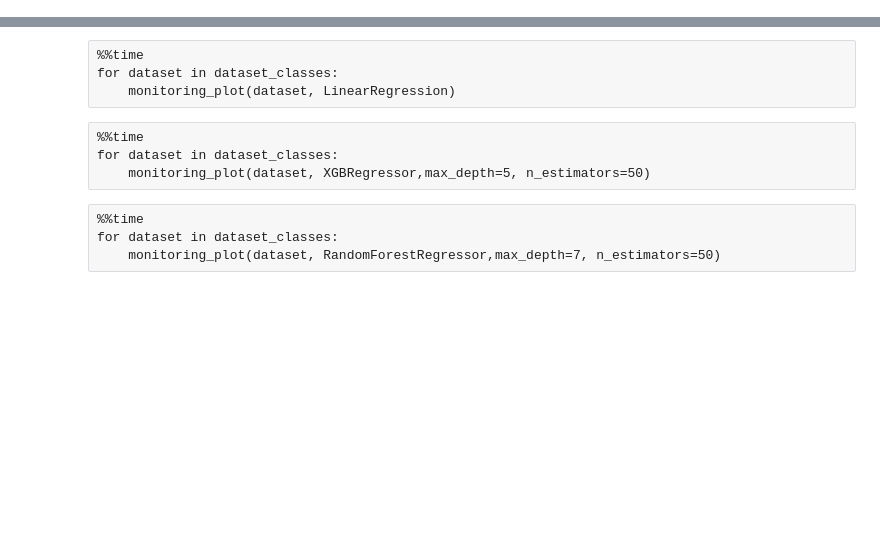
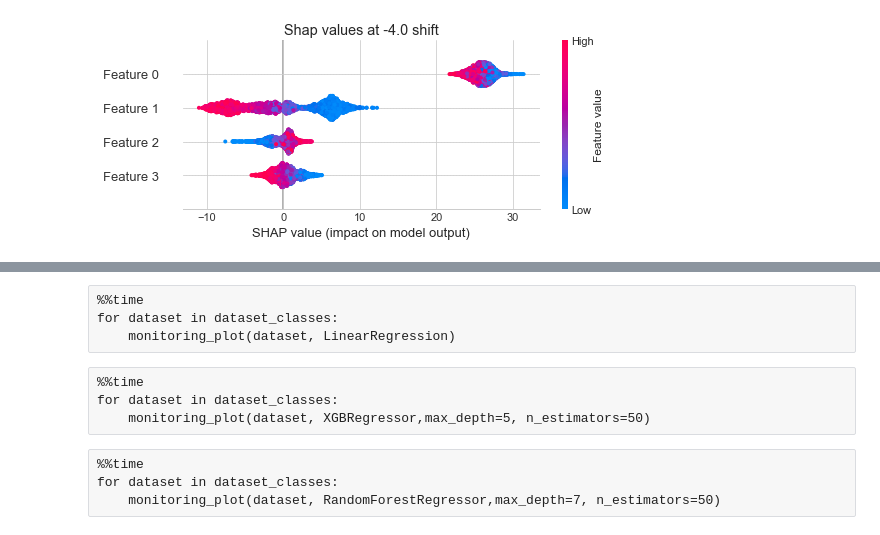
Before and after one commit to cmougan/ExplanationShift, a Jupyter notebook: GradualDistShift.ipynb, the cells around one changed output, grey strips where cells are left out. Saved outputs shown, nothing was run; the diff lists cells and outputs as text; code cells hidden in the pictures; blank space fills up the shorter version.

Commit message:
sorted DistShift - meeting 7-12-2021

```diff
--- a/GradualDistShift.ipynb
+++ b/GradualDistShift.ipynb
@@ -137,0 +66,95 @@ kk
+# %%
+for dataset in dataset_classes:
+    # Initialise the scaler
+    standard_scaler = StandardScaler()
+
+    # Load the dataset and split it
+    X_train, X_test, y_train, y_test = dataset().split(test_size=0.5, random_seed=4242)
+
+    # Scale the dataset
+    X_train = standard_scaler.fit_transform(X_train)
+    X_test = standard_scaler.transform(X_test)
+
+    # Initialise the shifter
+    shifter = DistributionShift()
+    shifter.fit(X_train)
+
+    # Fit the regressor
+    regressor = XGBRegressor()
+    regressor.fit(X_train, y_train)
+    explainer = shap.Explainer(regressor)
+
+    # xx = np.arange(-10, 11, 1.0)
+    xx = np.arange(-4, 6, 2.0)
+    num_rows = X_train.shape[1] // 3
+    print(X_train.shape)
+    if X_train.shape[1] % 3 > 0:
+        num_rows += 1
+
+    for idx, col in enumerate(trange(X_train.shape[1])):
+
+        shaps = defaultdict(list)
+        true = defaultdict(list)
+        for std in xx:
+
+            # Shifts
+            shifter.set_params(param=std, cols=[col])
+            new_X_test = shifter.transform(X_test)
+
+            # Explain in shift
+            shaps[std] = explainer(new_X_test).values[:, idx]
+
+            # Beeswarm plots of the shifted explanations
+            if idx <2:
+                shap_values = explainer(new_X_test)
+                plt.figure()
+                plt.title('Shap values at {} shift'.format(std))
+                shap.plots.beeswarm(shap_values)
+                plt.show()
+
+            # Train and Explain
+            model_test = XGBRegressor()
+            model_test.fit(new_X_test,y_test)
+            explainer_test = shap.Explainer(model_test)
+            # Explain in shift
+            true[std] = explainer_test(new_X_test).values[:, idx]
+            if idx <2:
+                shap_values_test = explainer_test(new_X_test)
+                plt.figure()
+                plt.title('Shap values at {} shift, re-Trained'.format(std))
+                shap.plots.beeswarm(shap_values_test)
+                plt.show()
+
+            shap_values_diff = shap_values - shap_values_test
+
+            plt.figure()
+            plt.title('Shap values at {} shift, Diference'.format(std))
+            shap.plots.beeswarm(shap_values_diff)
+            plt.show()
+
+            # Plotting
+            #fig, (ax1, ax2, ax3) = plt.subplots(1, 3)
+            #fig.subplots_adjust(wspace=1)
+
+            #fig.suptitle("Identifying the")
+            ### Figure Shift
+            #ax1 = shap.plots.beeswarm(shap_values, show=False)
+
+            ### Figure re-Trained
+            #ax2 = shap.plots.beeswarm(shap_values, show=False)
+
+                ### Figure Diff
+            #ax3 = shap.plots.beeswarm(shap_values, show=False)
+
+            #plt.savefig("experiments/xai/shap_comparison.eps",format='eps')
+            #plt.show()
+
+
+
+
+
+        shaps = pd.DataFrame(shaps)
+        plt.figure()
+        sns.violinplot(data=shaps)
+        plt.show()
+# %% [output]
@@ -137,0 +163 @@ kk
+[figure, added]
```
Also changed, not shown: parts of 17 cells of this notebook, 1 other file.
